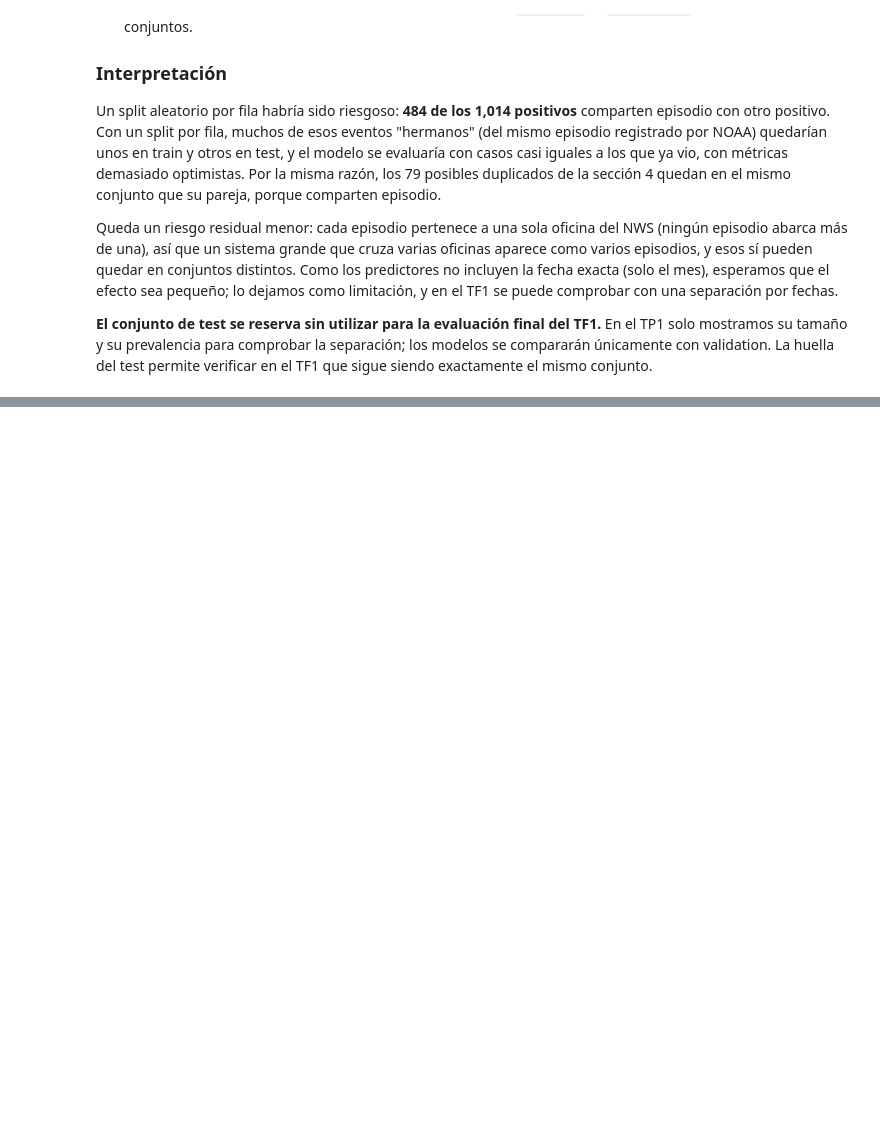
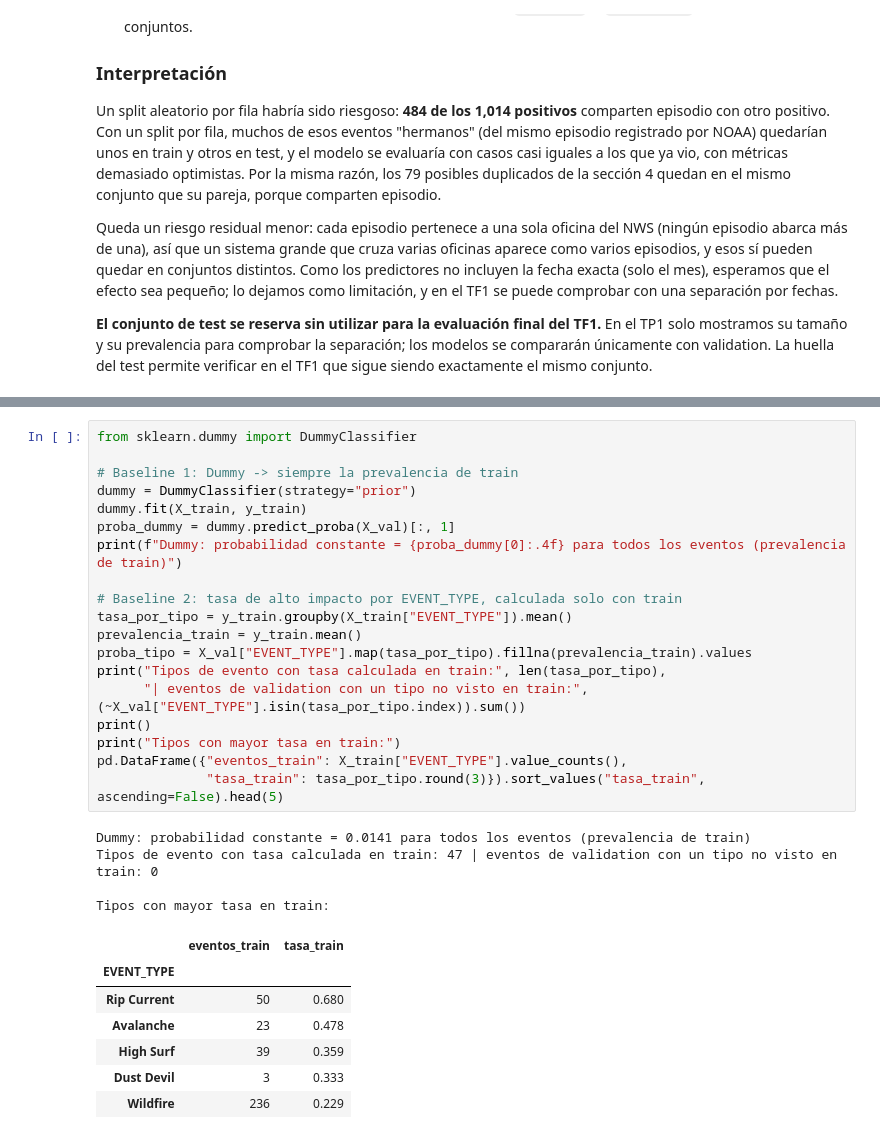
Before and after one commit to kaneeqi/storm-impact-prediction, a Jupyter notebook: notebooks/TP1.ipynb, the cells around one changed output, grey strips where cells are left out. Drawn from its saved outputs; the diff is of its cells as text; blank space fills up the shorter version.

```diff
--- a/notebooks/TP1.ipynb
+++ b/notebooks/TP1.ipynb
@@ -1712,0 +1774,31 @@ verificar en el TF1 que sigue siendo exactamente el mismo conjunto.
+# %%
+from sklearn.dummy import DummyClassifier
+
+# Baseline 1: Dummy -> siempre la prevalencia de train
+dummy = DummyClassifier(strategy="prior")
+dummy.fit(X_train, y_train)
+proba_dummy = dummy.predict_proba(X_val)[:, 1]
+print(f"Dummy: probabilidad constante = {proba_dummy[0]:.4f} para todos los eventos (prevalencia de train)")
+
+# Baseline 2: tasa de alto impacto por EVENT_TYPE, calculada solo con train
+tasa_por_tipo = y_train.groupby(X_train["EVENT_TYPE"]).mean()
+prevalencia_train = y_train.mean()
+proba_tipo = X_val["EVENT_TYPE"].map(tasa_por_tipo).fillna(prevalencia_train).values
+print("Tipos de evento con tasa calculada en train:", len(tasa_por_tipo),
+      "| eventos de validation con un tipo no visto en train:", (~X_val["EVENT_TYPE"].isin(tasa_por_tipo.index)).sum())
+print()
+print("Tipos con mayor tasa en train:")
+pd.DataFrame({"eventos_train": X_train["EVENT_TYPE"].value_counts(),
+              "tasa_train": tasa_por_tipo.round(3)}).sort_values("tasa_train", ascending=False).head(5)
+# %% [output]
+Dummy: probabilidad constante = 0.0141 para todos los eventos (prevalencia de train)
+Tipos de evento con tasa calculada en train: 47 | eventos de validation con un tipo no visto en train: 0
+
+Tipos con mayor tasa en train:
+|  | eventos_train | tasa_train |
+| EVENT_TYPE |  |  |
+| Rip Current | 50 | 0.680 |
+| Avalanche | 23 | 0.478 |
+| High Surf | 39 | 0.359 |
+| Dust Devil | 3 | 0.333 |
+| Wildfire | 236 | 0.229 |
```
Also changed, not shown: parts of 11 cells of this notebook.
